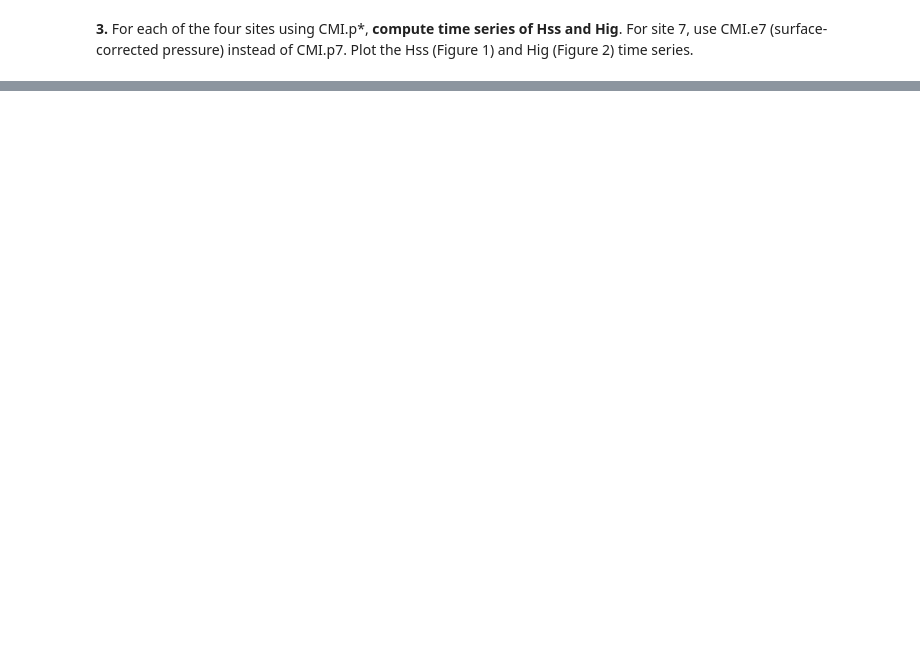
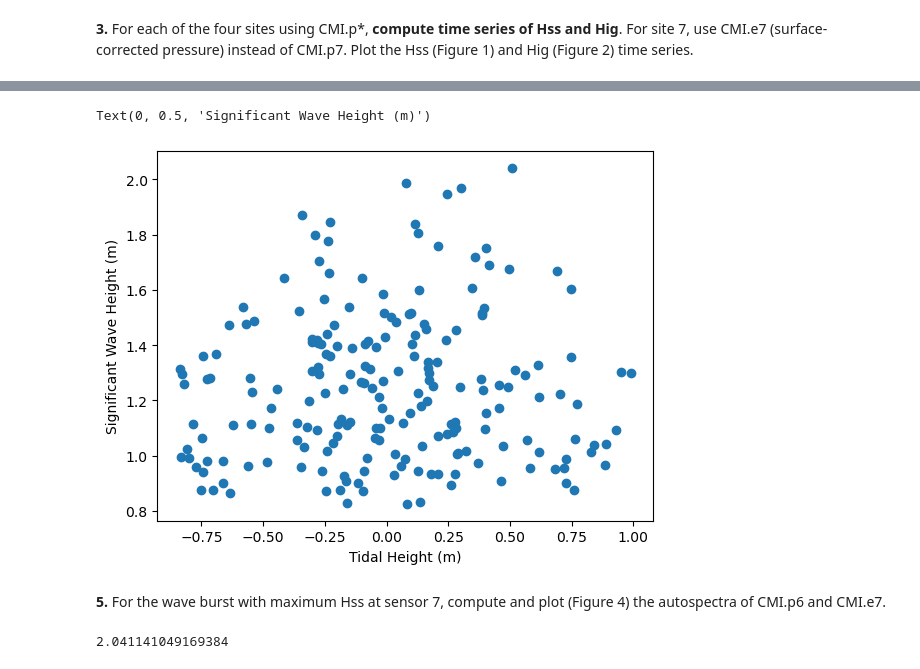
Before and after one commit to isidora-rojas/SIO175_DataAnalysis, a Jupyter notebook: Module_4/data/python_CMI_processing.ipynb, the cells around one changed output, grey strips where cells are left out. Cells and saved outputs as stored; diff of their text form; code cells hidden in the pictures; blank space fills up the shorter version.

```diff
--- a/Module_4/data/python_CMI_processing.ipynb
+++ b/Module_4/data/python_CMI_processing.ipynb
@@ -119,0 +179,16 @@ ValueError: x and y must have same first dimension, but have shapes (5400,) and
+# %%
+plt.scatter(tide, hs_ss_e7)
+plt.xlabel('Tidal Height (m)')
+plt.ylabel('Significant Wave Height (m)')
+# %% [output]
+Text(0, 0.5, 'Significant Wave Height (m)')
+[figure, added]
+# %% [markdown]
+**5.** For the wave burst with maximum Hss at sensor 7, compute and plot (Figure 4) the
+autospectra of CMI.p6 and CMI.e7.
+# %%
+imax = np.argmax(hs_ss_e7)
+
+hs_ss_e7[imax]
+# %% [output]
+2.041141049169384
```
Also changed, not shown: parts of 8 cells of this notebook.
